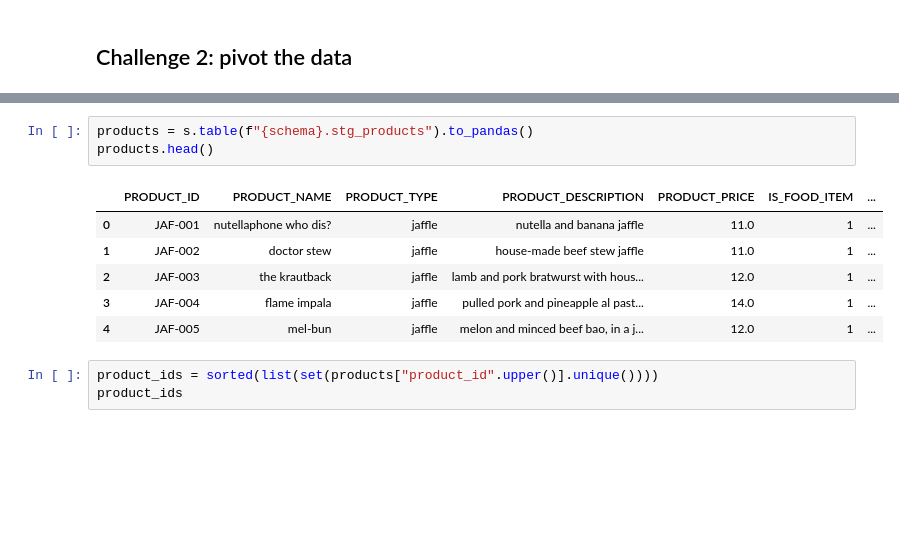
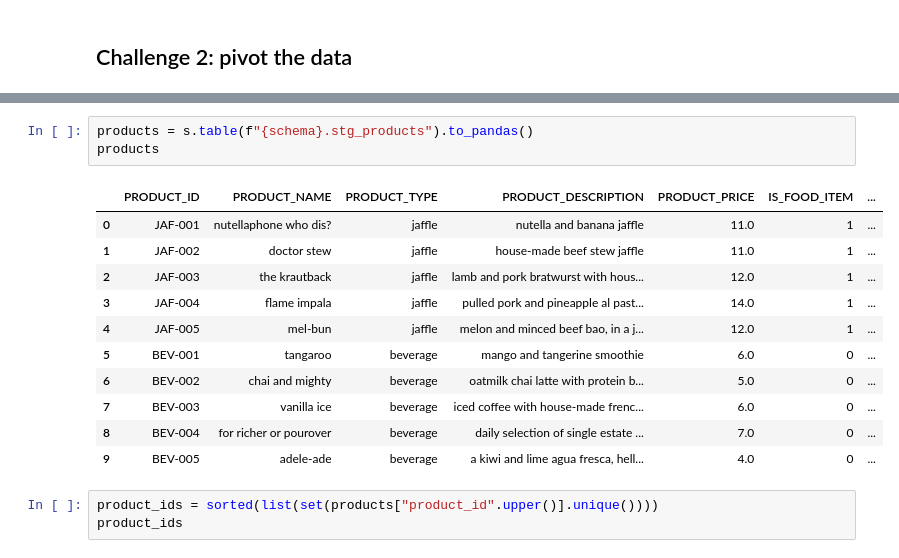
Before and after one commit to dbt-labs/dbt-demo-data, a Jupyter notebook: models/challenges/Untitled.ipynb, the cells around one changed output, grey strips where cells are left out. Saved outputs shown, nothing was run; the diff lists cells and outputs as text; blank space fills up the shorter version.

```diff
--- a/models/challenges/Untitled.ipynb
+++ b/models/challenges/Untitled.ipynb
@@ -112,13 +113,18 @@ order_items.head()
 # %%
 products = s.table(f"{schema}.stg_products").to_pandas()
-products.head()
+products
 # %% [output]
 |  | PRODUCT_ID | PRODUCT_NAME | PRODUCT_TYPE | PRODUCT_DESCRIPTION | PRODUCT_PRICE | IS_FOOD_ITEM | ... |
 | 0 | JAF-001 | nutellaphone who dis? | jaffle | nutella and banana jaffle | 11.0 | 1 | ... |
 | 1 | JAF-002 | doctor stew | jaffle | house-made beef stew jaffle | 11.0 | 1 | ... |
 | 2 | JAF-003 | the krautback | jaffle | lamb and pork bratwurst with hous... | 12.0 | 1 | ... |
 | 3 | JAF-004 | flame impala | jaffle | pulled pork and pineapple al past... | 14.0 | 1 | ... |
 | 4 | JAF-005 | mel-bun | jaffle | melon and minced beef bao, in a j... | 12.0 | 1 | ... |
+| 5 | BEV-001 | tangaroo | beverage | mango and tangerine smoothie | 6.0 | 0 | ... |
+| 6 | BEV-002 | chai and mighty | beverage | oatmilk chai latte with protein b... | 5.0 | 0 | ... |
+| 7 | BEV-003 | vanilla ice | beverage | iced coffee with house-made frenc... | 6.0 | 0 | ... |
+| 8 | BEV-004 | for richer or pourover | beverage | daily selection of single estate ... | 7.0 | 0 | ... |
+| 9 | BEV-005 | adele-ade | beverage | a kiwi and lime agua fresca, hell... | 4.0 | 0 | ... |
 # %%
 product_ids = sorted(list(set(products["product_id".upper()].unique())))
 product_ids
```
Also changed, not shown: parts of 25 cells of this notebook, 2 other files.
